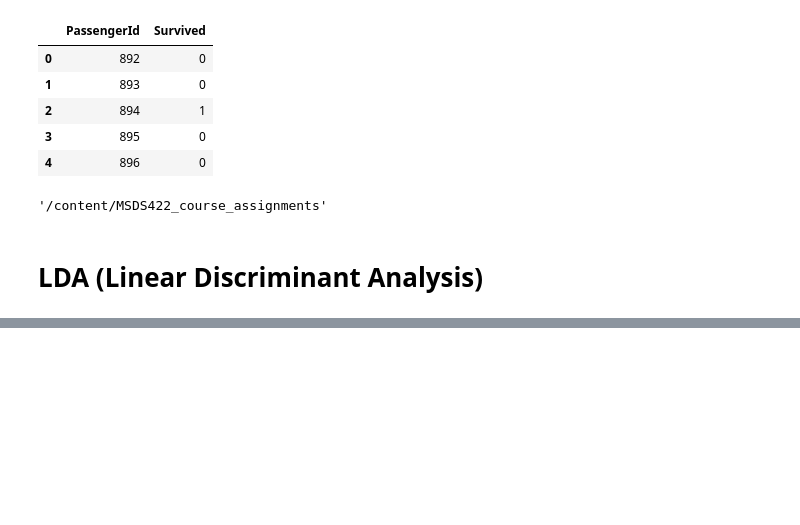
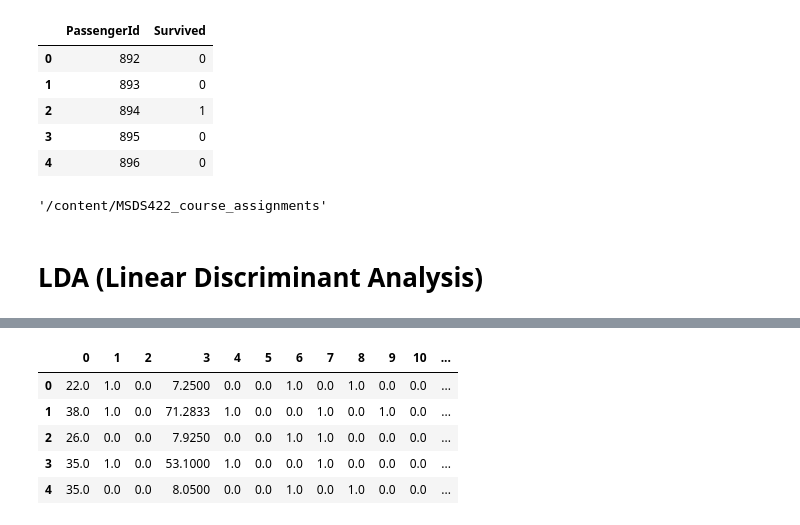
Before and after one commit to cgoeser1/MSDS422_course_assignments, a Jupyter notebook: Titanic(2021OCT17).ipynb, the cells around one changed output, grey strips where cells are left out. Drawn from its saved outputs; the diff is of its cells as text; code cells hidden in the pictures; blank space fills up the shorter version.

```diff
--- a/Titanic(2021OCT17).ipynb
+++ b/Titanic(2021OCT17).ipynb
@@ -456,3 +385,0 @@ train.head()
-# %%
-X_train = preprocess_pipeline.fit_transform(train)
-X_train
@@ -512,0 +463,11 @@ svc_results.to_csv(filename, index=False)
+# %%
+y_train = y_train.astype('category')
+df_lda = X_train.join(pd.Series(y_train, name='Survived'))
+df_lda.head()
+# %% [output]
+|  | 0 | 1 | 2 | 3 | 4 | 5 | 6 | 7 | 8 | 9 | 10 | ... |
+| 0 | 22.0 | 1.0 | 0.0 | 7.2500 | 0.0 | 0.0 | 1.0 | 0.0 | 1.0 | 0.0 | 0.0 | ... |
+| 1 | 38.0 | 1.0 | 0.0 | 71.2833 | 1.0 | 0.0 | 0.0 | 1.0 | 0.0 | 1.0 | 0.0 | ... |
+| 2 | 26.0 | 0.0 | 0.0 | 7.9250 | 0.0 | 0.0 | 1.0 | 1.0 | 0.0 | 0.0 | 0.0 | ... |
+| 3 | 35.0 | 1.0 | 0.0 | 53.1000 | 1.0 | 0.0 | 0.0 | 1.0 | 0.0 | 0.0 | 0.0 | ... |
+| 4 | 35.0 | 0.0 | 0.0 | 8.0500 | 0.0 | 0.0 | 1.0 | 0.0 | 1.0 | 0.0 | 0.0 | ... |
```
Also changed, not shown: parts of 26 cells of this notebook.
